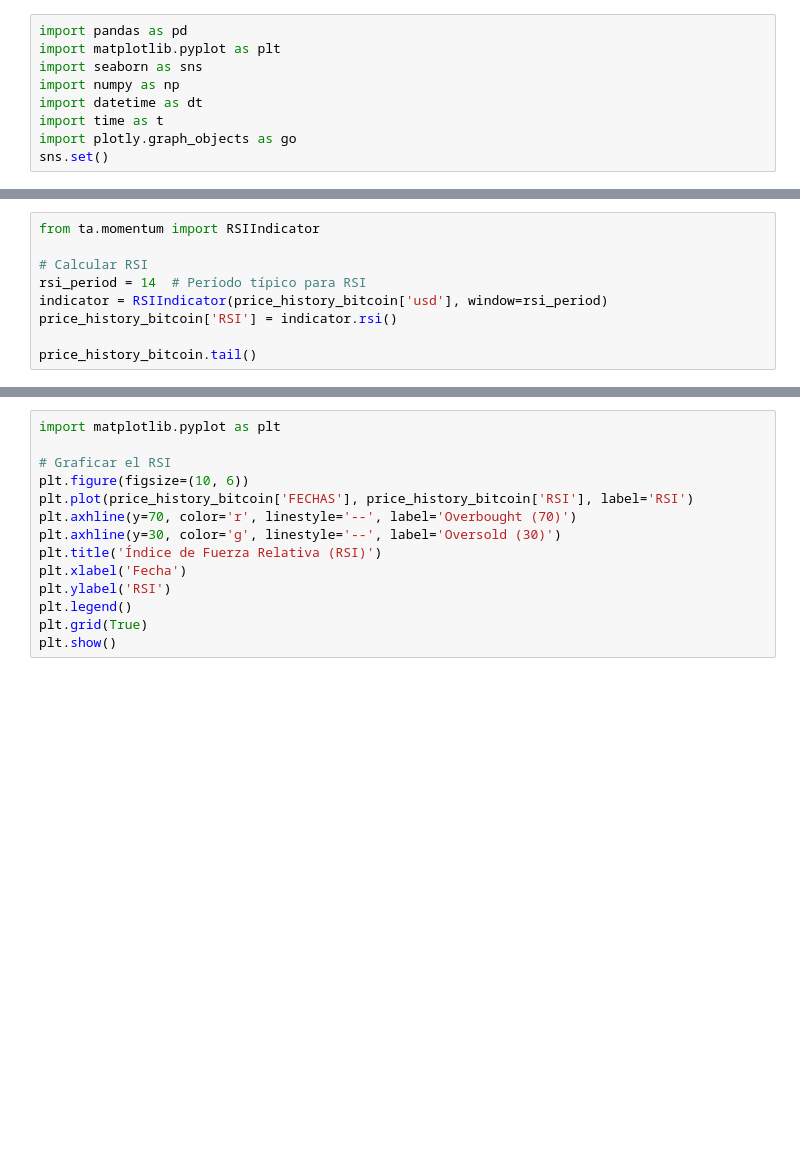
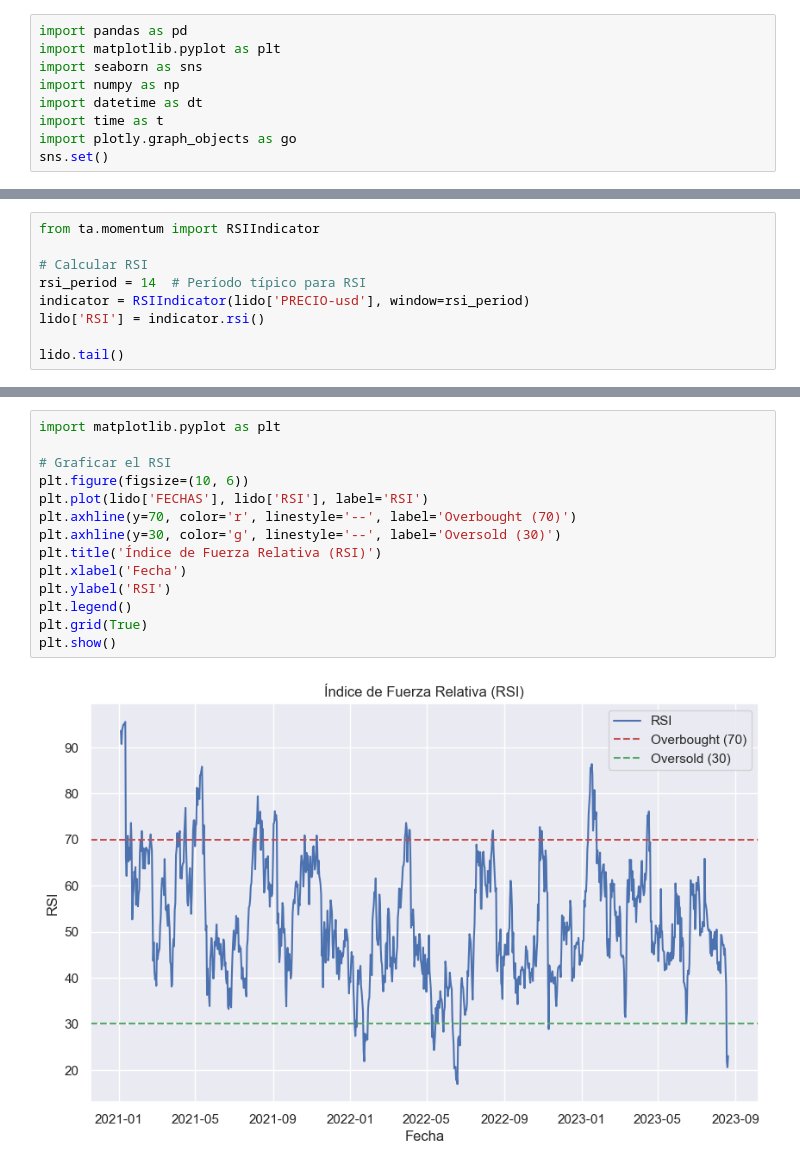
Before and after one commit to Constanzafl/Proyecto2_Data_Analytics, a Jupyter notebook: EDA/EDAlidostacked.ipynb, the cells around one changed output, grey strips where cells are left out. Saved outputs shown, nothing was run; the diff lists cells and outputs as text; blank space fills up the shorter version.

```diff
--- a/EDA/EDAlidostacked.ipynb
+++ b/EDA/EDAlidostacked.ipynb
@@ -47,7 +76,7 @@ from ta.momentum import RSIIndicator
 
 # Calcular RSI
 rsi_period = 14  # Período típico para RSI
-indicator = RSIIndicator(price_history_bitcoin['usd'], window=rsi_period)
-price_history_bitcoin['RSI'] = indicator.rsi()
+indicator = RSIIndicator(lido['PRECIO-usd'], window=rsi_period)
+lido['RSI'] = indicator.rsi()
 
-price_history_bitcoin.tail()
+lido.tail()
@@ -54,16 +90,18 @@ price_history_bitcoin.tail()
 # %%
 import matplotlib.pyplot as plt
 
 # Graficar el RSI
 plt.figure(figsize=(10, 6))
-plt.plot(price_history_bitcoin['FECHAS'], price_history_bitcoin['RSI'], label='RSI')
+plt.plot(lido['FECHAS'], lido['RSI'], label='RSI')
 plt.axhline(y=70, color='r', linestyle='--', label='Overbought (70)')
 plt.axhline(y=30, color='g', linestyle='--', label='Oversold (30)')
 plt.title('Índice de Fuerza Relativa (RSI)')
 plt.xlabel('Fecha')
 plt.ylabel('RSI')
 plt.legend()
 plt.grid(True)
 plt.show()
+# %% [output]
+[figure, added]
 # %%
 rolling_window = 50
```
Also changed, not shown: parts of 13 cells of this notebook, 14 other files.
